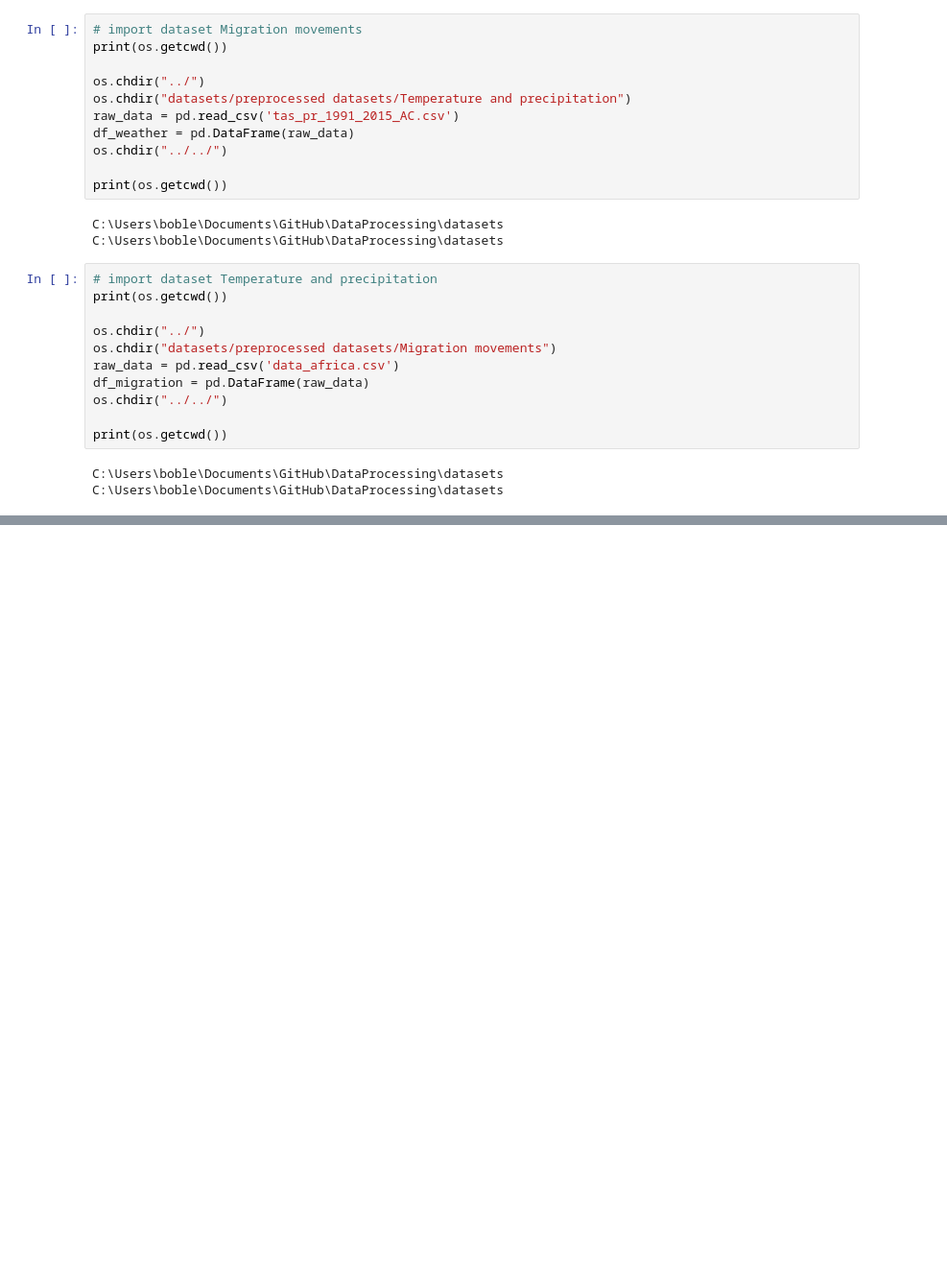
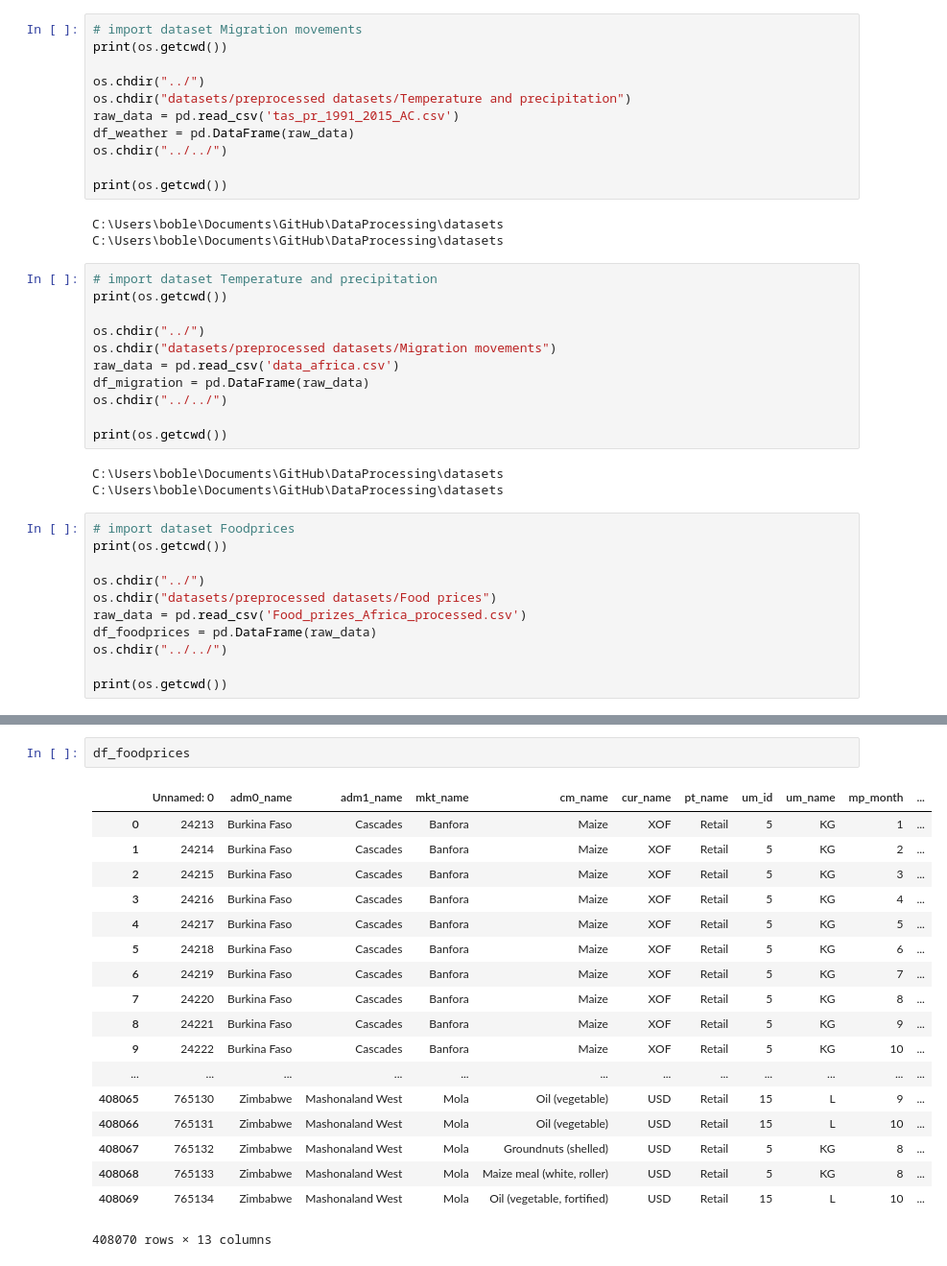
Before and after one commit to Take2001/DataProcessing, a Jupyter notebook: helpfiles/functie voor selectief plotten.ipynb, the cells around one changed output, grey strips where cells are left out. Shown: that part at 96% size. Cells and saved outputs as stored; diff of their text form; blank space fills up the shorter version.

Commit message:
started a function for average foodprices

```diff
--- a/helpfiles/functie voor selectief plotten.ipynb
+++ b/helpfiles/functie voor selectief plotten.ipynb
@@ -30,3 +30,14 @@ print(os.getcwd())
 # %% [output]
 C:\Users\boble\Documents\GitHub\DataProcessing\datasets
 C:\Users\boble\Documents\GitHub\DataProcessing\datasets
+# %%
+# import dataset Foodprices
+print(os.getcwd())
+
+os.chdir("../")
+os.chdir("datasets/preprocessed datasets/Food prices")
+raw_data = pd.read_csv('Food_prizes_Africa_processed.csv')
+df_foodprices = pd.DataFrame(raw_data)
+os.chdir("../../")
+
+print(os.getcwd())
@@ -87,0 +135,21 @@ NameError: name 'df_weather' is not defined
+# %%
+df_foodprices
+# %% [output]
+|  | Unnamed: 0 | adm0_name | adm1_name | mkt_name | cm_name | cur_name | pt_name | um_id | um_name | mp_month | ... |
+| 0 | 24213 | Burkina Faso | Cascades | Banfora | Maize | XOF | Retail | 5 | KG | 1 | ... |
+| 1 | 24214 | Burkina Faso | Cascades | Banfora | Maize | XOF | Retail | 5 | KG | 2 | ... |
+| 2 | 24215 | Burkina Faso | Cascades | Banfora | Maize | XOF | Retail | 5 | KG | 3 | ... |
+| 3 | 24216 | Burkina Faso | Cascades | Banfora | Maize | XOF | Retail | 5 | KG | 4 | ... |
+| 4 | 24217 | Burkina Faso | Cascades | Banfora | Maize | XOF | Retail | 5 | KG | 5 | ... |
+| 5 | 24218 | Burkina Faso | Cascades | Banfora | Maize | XOF | Retail | 5 | KG | 6 | ... |
+| 6 | 24219 | Burkina Faso | Cascades | Banfora | Maize | XOF | Retail | 5 | KG | 7 | ... |
+| 7 | 24220 | Burkina Faso | Cascades | Banfora | Maize | XOF | Retail | 5 | KG | 8 | ... |
+| 8 | 24221 | Burkina Faso | Cascades | Banfora | Maize | XOF | Retail | 5 | KG | 9 | ... |
+| 9 | 24222 | Burkina Faso | Cascades | Banfora | Maize | XOF | Retail | 5 | KG | 10 | ... |
+| ... | ... | ... | ... | ... | ... | ... | ... | ... | ... | ... | ... |
+| 408065 | 765130 | Zimbabwe | Mashonaland West | Mola | Oil (vegetable) | USD | Retail | 15 | L | 9 | ... |
+| 408066 | 765131 | Zimbabwe | Mashonaland West | Mola | Oil (vegetable) | USD | Retail | 15 | L | 10 | ... |
+| 408067 | 765132 | Zimbabwe | Mashonaland West | Mola | Groundnuts (shelled) | USD | Retail | 5 | KG | 8 | ... |
+| 408068 | 765133 | Zimbabwe | Mashonaland West | Mola | Maize meal (white, roller) | USD | Retail | 5 | KG | 8 | ... |
+| 408069 | 765134 | Zimbabwe | Mashonaland West | Mola | Oil (vegetable, fortified) | USD | Retail | 15 | L | 10 | ... |
+408070 rows × 13 columns
```
Also changed, not shown: parts of 7 cells of this notebook.
